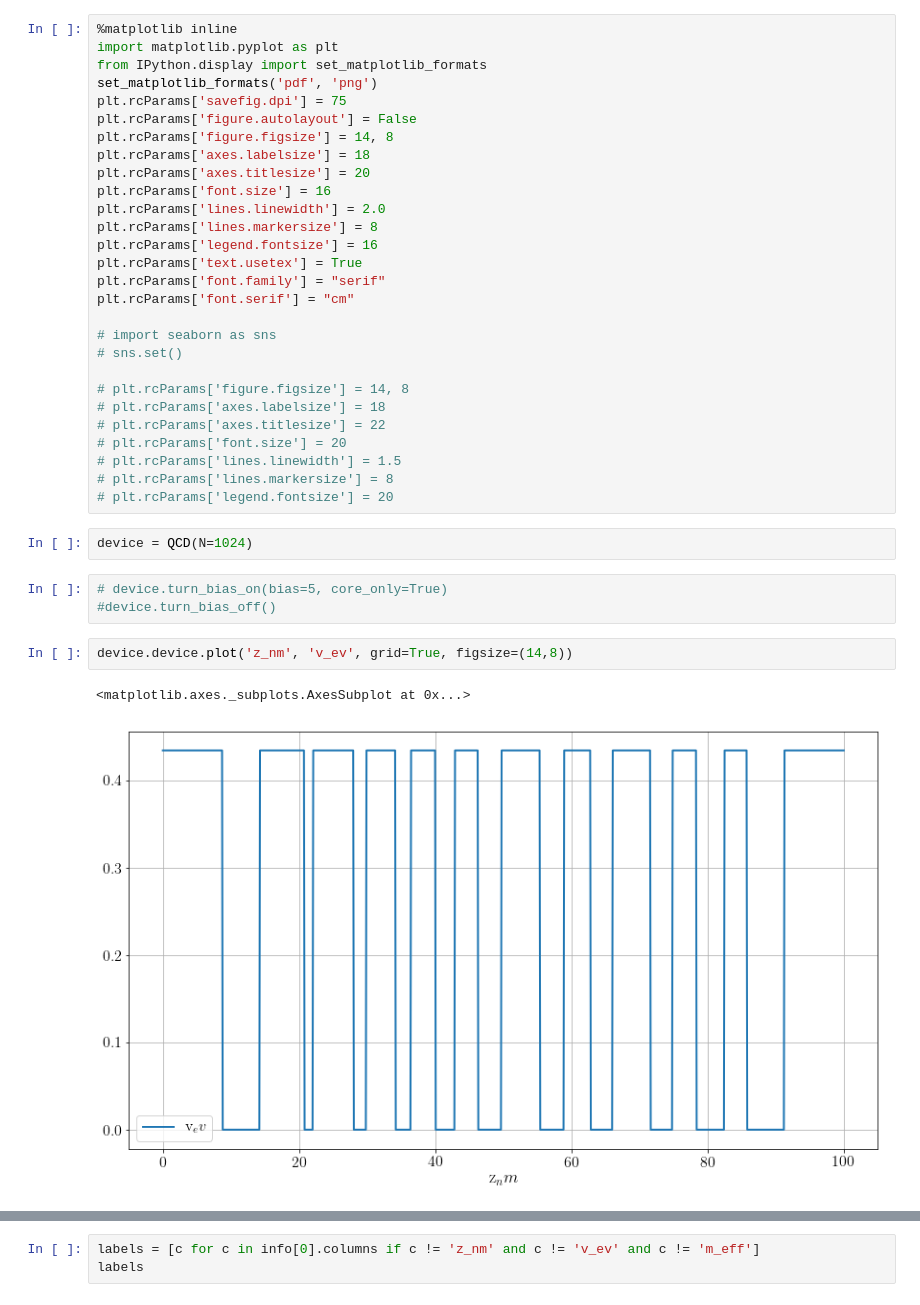
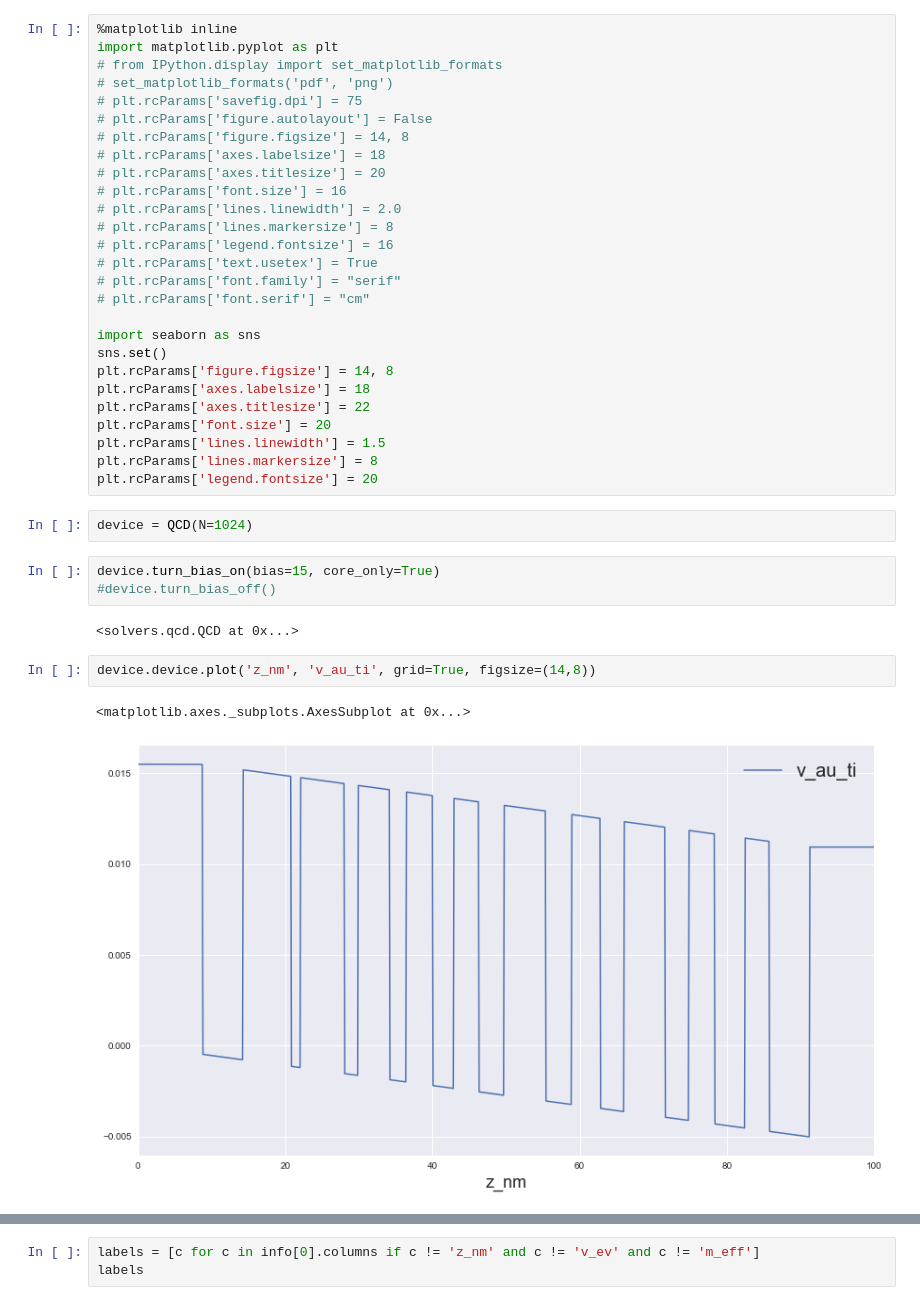
Before and after one commit to thiagolcmelo/msc, a Jupyter notebook: photocurrent-qcd.ipynb, the cells around one changed output, grey strips where cells are left out. Saved outputs shown, nothing was run; the diff lists cells and outputs as text.

```diff
--- a/photocurrent-qcd.ipynb
+++ b/photocurrent-qcd.ipynb
@@ -9,41 +9,42 @@ from scipy.special import expit
 # %%
 %matplotlib inline
 import matplotlib.pyplot as plt
-from IPython.display import set_matplotlib_formats
-set_matplotlib_formats('pdf', 'png')
-plt.rcParams['savefig.dpi'] = 75
-plt.rcParams['figure.autolayout'] = False
+# from IPython.display import set_matplotlib_formats
+# set_matplotlib_formats('pdf', 'png')
+# plt.rcParams['savefig.dpi'] = 75
+# plt.rcParams['figure.autolayout'] = False
+# plt.rcParams['figure.figsize'] = 14, 8
+# plt.rcParams['axes.labelsize'] = 18
+# plt.rcParams['axes.titlesize'] = 20
+# plt.rcParams['font.size'] = 16
+# plt.rcParams['lines.linewidth'] = 2.0
+# plt.rcParams['lines.markersize'] = 8
+# plt.rcParams['legend.fontsize'] = 16
+# plt.rcParams['text.usetex'] = True
+# plt.rcParams['font.family'] = "serif"
+# plt.rcParams['font.serif'] = "cm"
+
+import seaborn as sns
+sns.set()
 plt.rcParams['figure.figsize'] = 14, 8
 plt.rcParams['axes.labelsize'] = 18
-plt.rcParams['axes.titlesize'] = 20
-plt.rcParams['font.size'] = 16
-plt.rcParams['lines.linewidth'] = 2.0
+plt.rcParams['axes.titlesize'] = 22
+plt.rcParams['font.size'] = 20
+plt.rcParams['lines.linewidth'] = 1.5
 plt.rcParams['lines.markersize'] = 8
-plt.rcParams['legend.fontsize'] = 16
-plt.rcParams['text.usetex'] = True
-plt.rcParams['font.family'] = "serif"
-plt.rcParams['font.serif'] = "cm"
-
-# import seaborn as sns
-# sns.set()
-
-# plt.rcParams['figure.figsize'] = 14, 8
-# plt.rcParams['axes.labelsize'] = 18
-# plt.rcParams['axes.titlesize'] = 22
-# plt.rcParams['font.size'] = 20
-# plt.rcParams['lines.linewidth'] = 1.5
-# plt.rcParams['lines.markersize'] = 8
-# plt.rcParams['legend.fontsize'] = 20
+plt.rcParams['legend.fontsize'] = 20
 # %%
 device = QCD(N=1024)
 # %%
-# device.turn_bias_on(bias=5, core_only=True)
+device.turn_bias_on(bias=15, core_only=True)
 #device.turn_bias_off()
+# %% [output]
+<solvers.qcd.QCD at 0x...>
 # %%
-device.device.plot('z_nm', 'v_ev', grid=True, figsize=(14,8))
+device.device.plot('z_nm', 'v_au_ti', grid=True, figsize=(14,8))
 # %% [output]
 <matplotlib.axes._subplots.AxesSubplot at 0x...>
-[figure, old version]
+[figure, new version]
 # %%
 #info = device.turn_bias_on(bias=5, core_only=True).solve_eigen_problem(verbose=True).get_system_states()
 info = device.solve_eigen_problem(verbose=True).get_system_states()
```
Also changed, not shown: parts of 4 cells of this notebook, 1 other file.
